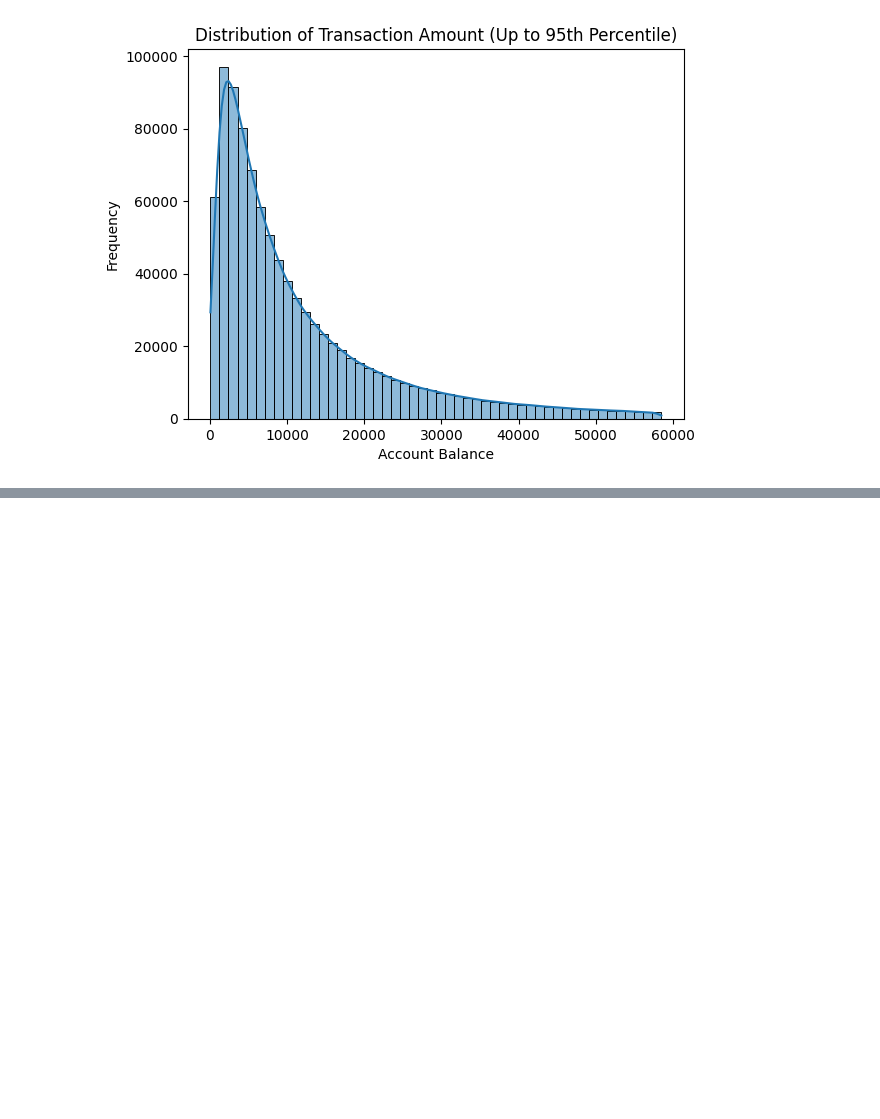
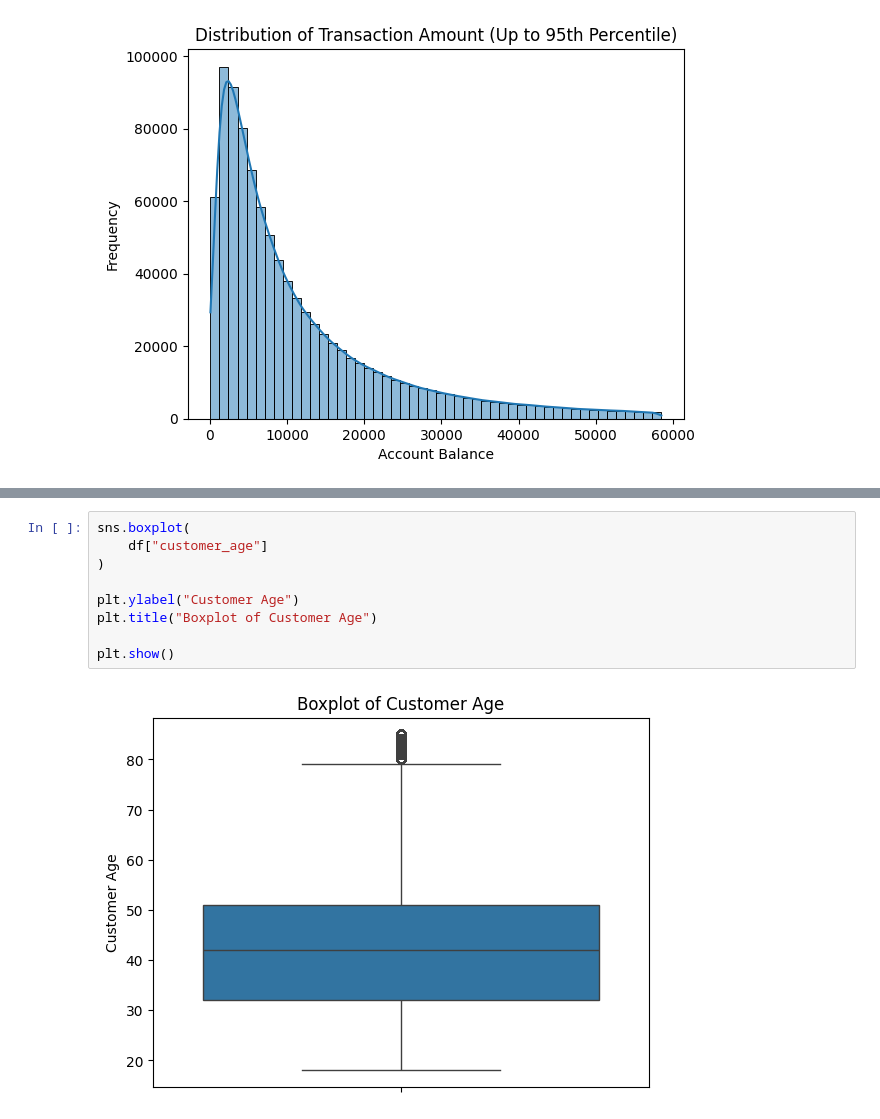
Before and after one commit to abhi-saurav-saroya/bank-fraud-eda, a Jupyter notebook: notebooks/02_exploratory_data_analysis.ipynb, the cells around one changed output, grey strips where cells are left out. Drawn from its saved outputs; the diff is of its cells as text; blank space fills up the shorter version.

```diff
--- a/notebooks/02_exploratory_data_analysis.ipynb
+++ b/notebooks/02_exploratory_data_analysis.ipynb
@@ -279,0 +326,11 @@ plt.show()
+# %%
+sns.boxplot(
+    df["customer_age"]
+)
+
+plt.ylabel("Customer Age")
+plt.title("Boxplot of Customer Age")
+
+plt.show()
+# %% [output]
+[figure, added]
```
Also changed, not shown: parts of 23 cells of this notebook.
